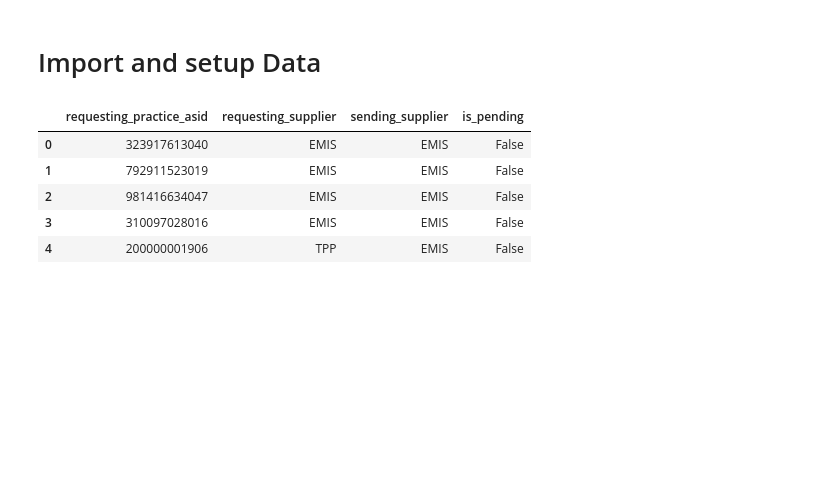
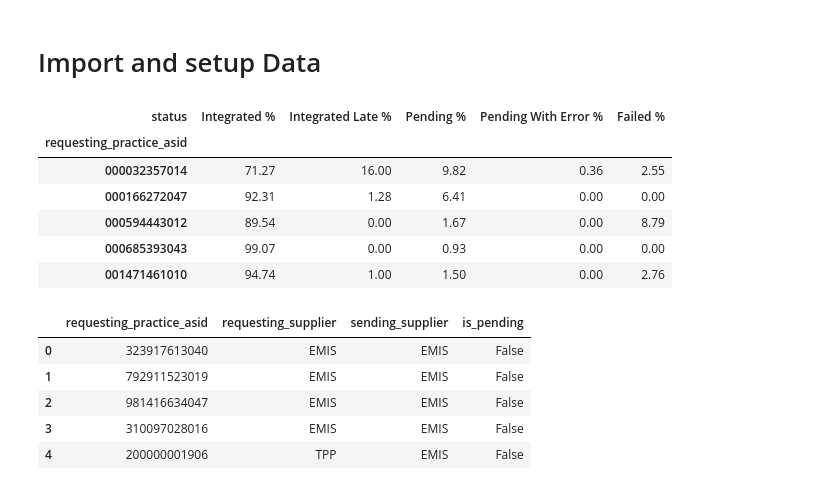
Before and after one commit to nhsconnect/prm-gp2gp-data-sandbox, a Jupyter notebook: notebooks/30-PRMT-1984--a-high-proportion-of-pending-transfers-are-caused-by-a-small-group-of-practices.ipynb, the cells around one changed output. Cells and saved outputs as stored; diff of their text form; code cells hidden in the pictures; blank space fills up the shorter version.

```diff
--- a/notebooks/30-PRMT-1984--a-high-proportion-of-pending-transfers-are-caused-by-a-small-group-of-practices.ipynb
+++ b/notebooks/30-PRMT-1984--a-high-proportion-of-pending-transfers-are-caused-by-a-small-group-of-practices.ipynb
@@ -87,6 +87,21 @@ transfers = transfers.rename({'MName': 'sending_supplier', 'ASID': 'sending_supp
 
 transfers["sending_supplier"] = transfers["sending_supplier"].replace(supplier_renaming.keys(), supplier_renaming.values())
 transfers["requesting_supplier"] = transfers["requesting_supplier"].replace(supplier_renaming.keys(), supplier_renaming.values())
+# %%
+# For each requesting practice, what is the proportion in each status?
+status_counts=transfers.pivot_table(index='requesting_practice_asid',columns='status',values='conversation_id',aggfunc='count').fillna(0)
+status_counts_percentage=status_counts.div(status_counts.sum(axis=1),axis=0).multiply(100).round(2)
+status_counts_percentage=status_counts_percentage[['INTEGRATED','INTEGRATED LATE','PENDING','PENDING_WITH_ERROR','FAILED']]
+status_counts_percentage.columns=status_counts_percentage.columns.str.title().str.replace("_"," ") + ' %'
+status_counts_percentage.head()
+# %% [output]
+| status | Integrated % | Integrated Late % | Pending % | Pending With Error % | Failed % |
+| requesting_practice_asid |  |  |  |  |  |
+| 000032357014 | 71.27 | 16.00 | 9.82 | 0.36 | 2.55 |
+| 000166272047 | 92.31 | 1.28 | 6.41 | 0.00 | 0.00 |
+| 000594443012 | 89.54 | 0.00 | 1.67 | 0.00 | 8.79 |
+| 000685393043 | 99.07 | 0.00 | 0.93 | 0.00 | 0.00 |
+| 001471461010 | 94.74 | 1.00 | 1.50 | 0.00 | 2.76 |
 # %%
 transfers_reduced_columns = transfers[["requesting_practice_asid","requesting_supplier","sending_supplier", "status"]].copy()
 is_pending_transfers = transfers["status"] == "PENDING"
```
Also changed, not shown: parts of 1 cell of this notebook.
